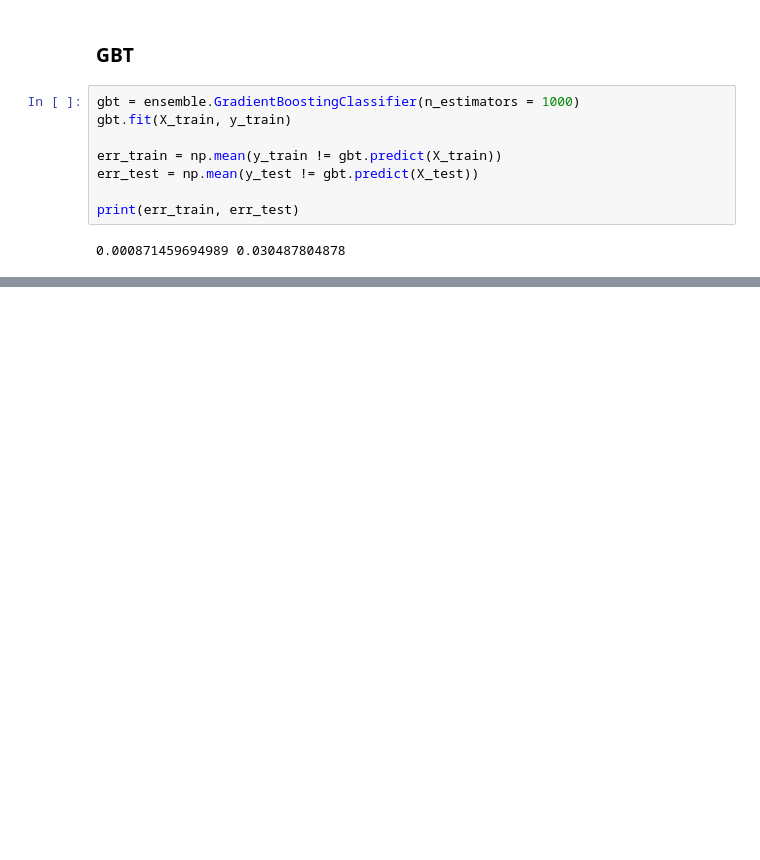
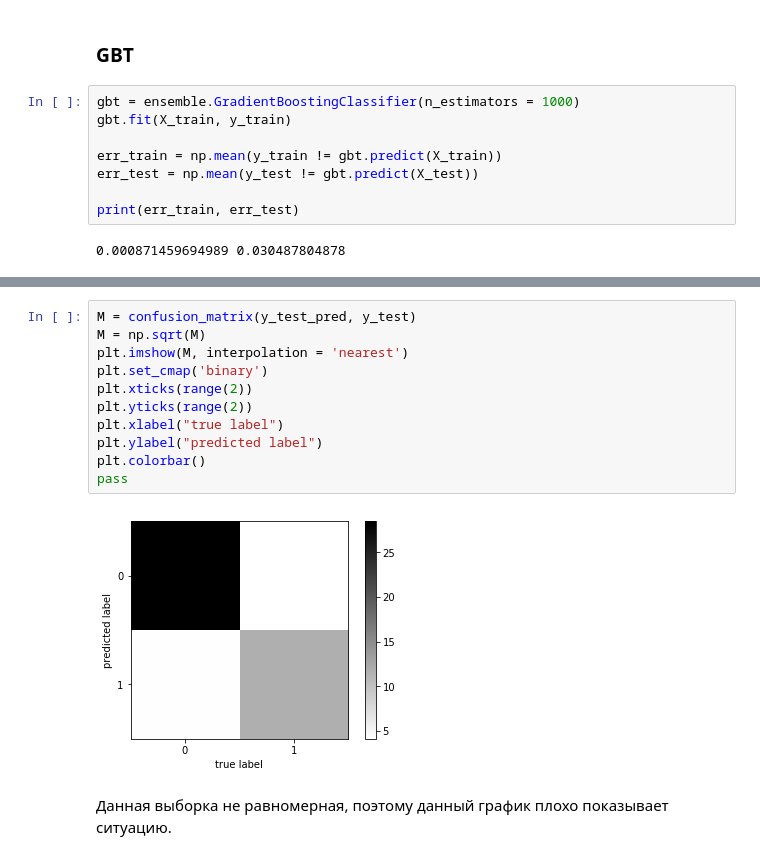
Before and after one commit to Katerina100/MachineLearn, a Jupyter notebook: lab1/DataMining 1.ipynb, the cells around one changed output, grey strips where cells are left out. Saved outputs shown, nothing was run; the diff lists cells and outputs as text; blank space fills up the shorter version.

```diff
--- a/lab1/DataMining 1.ipynb
+++ b/lab1/DataMining 1.ipynb
@@ -563,0 +693,15 @@ print(err_train, err_test)
+# %%
+M = confusion_matrix(y_test_pred, y_test)
+M = np.sqrt(M)
+plt.imshow(M, interpolation = 'nearest')
+plt.set_cmap('binary')
+plt.xticks(range(2))
+plt.yticks(range(2))
+plt.xlabel("true label")
+plt.ylabel("predicted label")
+plt.colorbar()
+pass
+# %% [output]
+[figure, added]
+# %% [markdown]
+Данная выборка не равномерная, поэтому данный график плохо показывает ситуацию.
```
Also changed, not shown: parts of 25 cells of this notebook.
